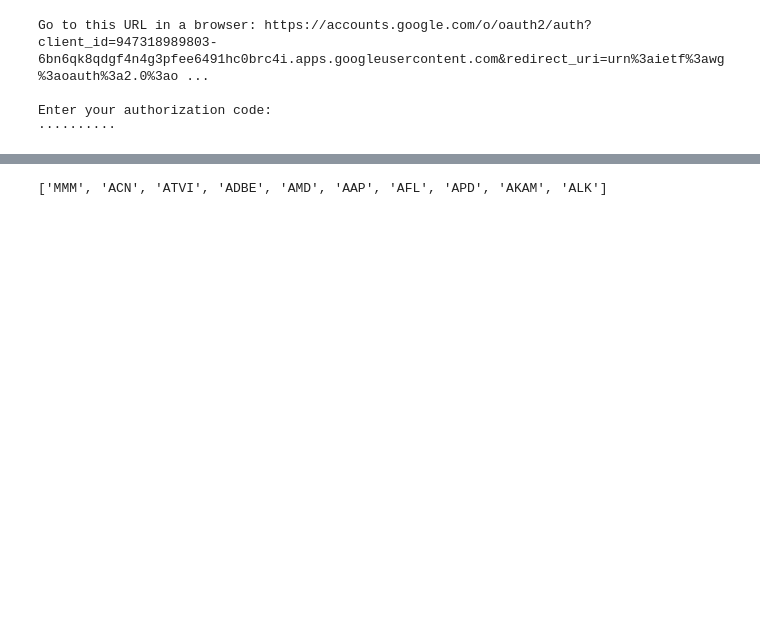
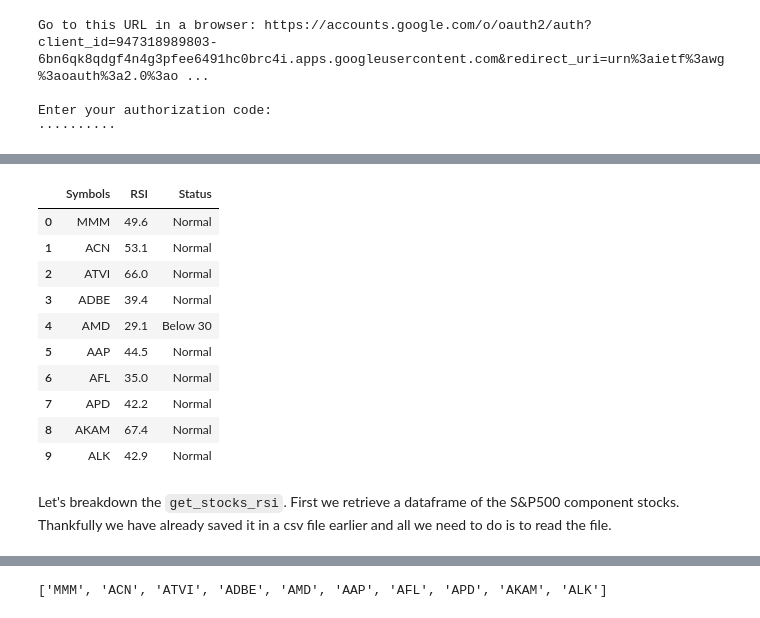
Before and after one commit to kenneth-wang/fastpages, a Jupyter notebook: _notebooks/2020_03_01_Smartie_Slackbot.ipynb, the cells around one changed output, grey strips where cells are left out. Drawn from its saved outputs; the diff is of its cells as text; code cells hidden in the pictures; blank space fills up the shorter version.

```diff
--- a/_notebooks/2020_03_01_Smartie_Slackbot.ipynb
+++ b/_notebooks/2020_03_01_Smartie_Slackbot.ipynb
@@ -173,3 +115,0 @@ def filter_stocks_industry(df, ind_excld=[]):
-# %%
-sp500_stocks_df_excld = filter_stocks_industry(sp500_stocks_df, ind_excld=['Health Care', 'Utilities', 'Energy'])
-sp500_stocks_df_excld
@@ -226,0 +120,30 @@ info, symbols = get_stock_price(sp500_stocks_df_excld)
+# %%
+def get_sp500_stocks_wiki(url=None):
+    """
+    Scapes a wikipedia web page to retrieve a table of S&P500 component stocks.
+    Use this function if you require an updated table.
+
+    args:
+    ------
+        url: (str) url leading to the wikipedia web page
+    Return:
+    ------
+        df: (pd.DataFrame) a copy of the wikipedia table
+    """
+
+    website_url = requests.get(url)
+    soup = BeautifulSoup(website_url.text, 'lxml')
+    my_table = soup.find('table', {'class': 'wikitable sortable'})
+    my_table
+
+    table_rows = my_table.find_all('tr')
+
+    data = []
+    for row in table_rows:
+        data.append([t.text.strip() for t in row.find_all('td')])
+
+    df = pd.DataFrame(data[1:], columns=['Ticker', 'Security', 'SEC_Filings',
+                                         'GICS', 'GICS_Sub', 'HQ',
+                                         'Date_First_Added', 'CIK', 'Founded'])
+
+    return df
@@ -226,0 +152,6 @@ info, symbols = get_stock_price(sp500_stocks_df_excld)
+# %%
+sp500_stocks_df = get_sp500_stocks_wiki("https://en.wikipedia.org/wiki/List_of_S%26P_500_companies")
+
+sp500_stocks_df.to_csv('./data/sp500_stocks.csv', index=False)
+
+sp500_stocks_df[['Ticker', 'Security', 'GICS' ]].head(5)
@@ -226,0 +420,20 @@ info, symbols = get_stock_price(sp500_stocks_df_excld)
+# %%
+df_rsi =  get_stocks_rsi(rsi_n=14, stocks_n=10,
+                         file_path='./data/sp500_stocks.csv',
+                         ind_excld=['Health Care', 'Utilities', 'Energy'])
+
+df_rsi.head(10)
+# %% [output]
+|  | Symbols | RSI | Status |
+| 0 | MMM | 49.6 | Normal |
+| 1 | ACN | 53.1 | Normal |
+| 2 | ATVI | 66.0 | Normal |
+| 3 | ADBE | 39.4 | Normal |
+| 4 | AMD | 29.1 | Below 30 |
+| 5 | AAP | 44.5 | Normal |
+| 6 | AFL | 35.0 | Normal |
+| 7 | APD | 42.2 | Normal |
+| 8 | AKAM | 67.4 | Normal |
+| 9 | ALK | 42.9 | Normal |
+# %% [markdown]
+Let's breakdown the `get_stocks_rsi`. First we retrieve a dataframe of the S&P500 component stocks. Thankfully we have already saved it in a csv file earlier and all we need to do is to read the file.
```
Also changed, not shown: parts of 219 cells of this notebook.
